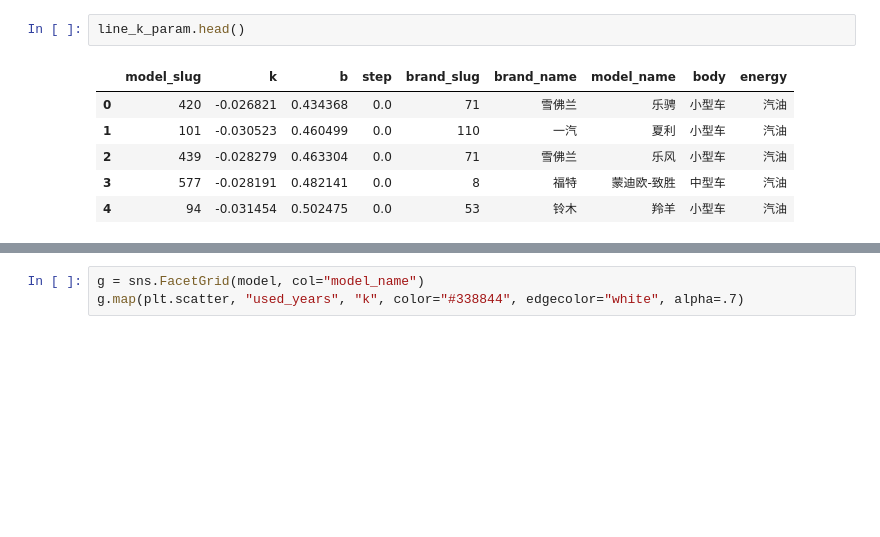
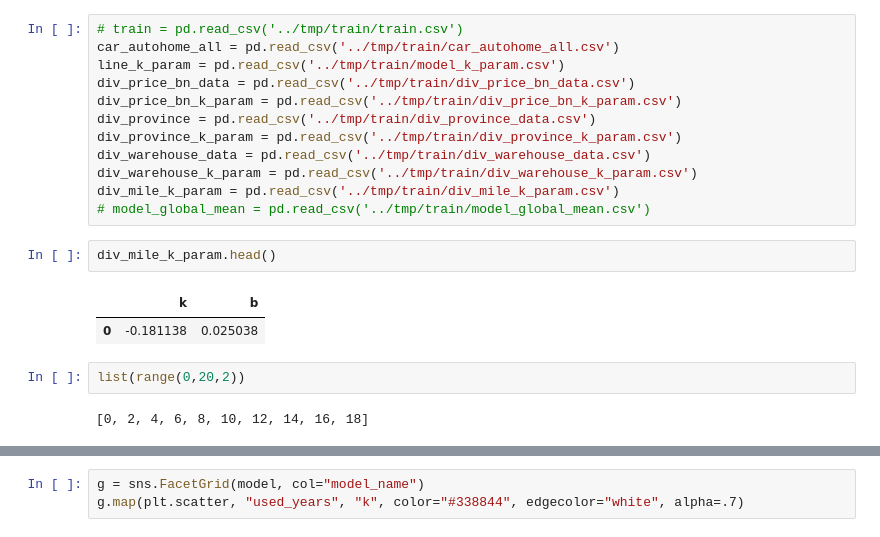
Before and after one commit to dj-lei/evaluation-predict, a Jupyter notebook: explore/analyze_display.ipynb, the cells around one changed output, grey strips where cells are left out. Drawn from its saved outputs; the diff is of its cells as text; blank space fills up the shorter version.

Commit message:
mod data_analyze

```diff
--- a/explore/analyze_display.ipynb
+++ b/explore/analyze_display.ipynb
@@ -50,9 +23,21 @@ car_autohome_all.loc[~(car_autohome_all['brand_slug'].isin(list(set(line_k_param
+# %%
+# train = pd.read_csv('../tmp/train/train.csv')
+car_autohome_all = pd.read_csv('../tmp/train/car_autohome_all.csv')
+line_k_param = pd.read_csv('../tmp/train/model_k_param.csv')
+div_price_bn_data = pd.read_csv('../tmp/train/div_price_bn_data.csv')
+div_price_bn_k_param = pd.read_csv('../tmp/train/div_price_bn_k_param.csv')
+div_province = pd.read_csv('../tmp/train/div_province_data.csv')
+div_province_k_param = pd.read_csv('../tmp/train/div_province_k_param.csv')
+div_warehouse_data = pd.read_csv('../tmp/train/div_warehouse_data.csv')
+div_warehouse_k_param = pd.read_csv('../tmp/train/div_warehouse_k_param.csv')
+div_mile_k_param = pd.read_csv('../tmp/train/div_mile_k_param.csv')
+# model_global_mean = pd.read_csv('../tmp/train/model_global_mean.csv')
 # %%
-line_k_param.head()
+div_mile_k_param.head()
 # %% [output]
-|  | model_slug | k | b | step | brand_slug | brand_name | model_name | body | energy |
-| 0 | 420 | -0.026821 | 0.434368 | 0.0 | 71 | 雪佛兰 | 乐骋 | 小型车 | 汽油 |
-| 1 | 101 | -0.030523 | 0.460499 | 0.0 | 110 | 一汽 | 夏利 | 小型车 | 汽油 |
-| 2 | 439 | -0.028279 | 0.463304 | 0.0 | 71 | 雪佛兰 | 乐风 | 小型车 | 汽油 |
-| 3 | 577 | -0.028191 | 0.482141 | 0.0 | 8 | 福特 | 蒙迪欧-致胜 | 中型车 | 汽油 |
-| 4 | 94 | -0.031454 | 0.502475 | 0.0 | 53 | 铃木 | 羚羊 | 小型车 | 汽油 |
+|  | k | b |
+| 0 | -0.181138 | 0.025038 |
+# %%
+list(range(0,20,2))
+# %% [output]
+[0, 2, 4, 6, 8, 10, 12, 14, 16, 18]
```
Also changed, not shown: parts of 5 cells of this notebook, 1 other file.
